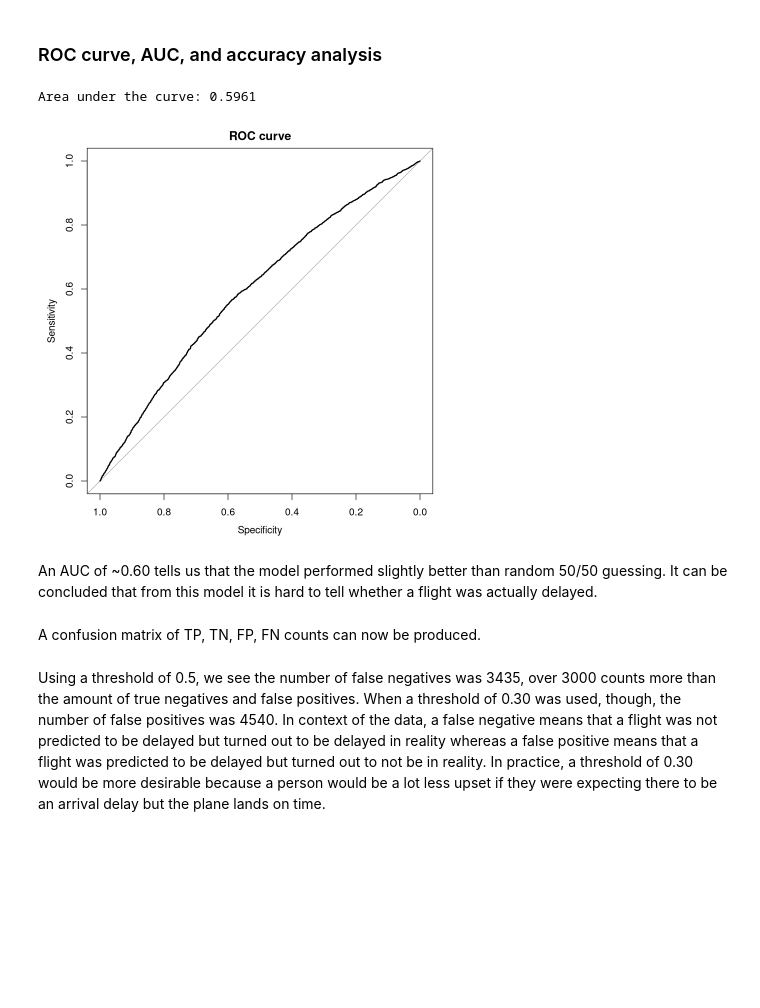
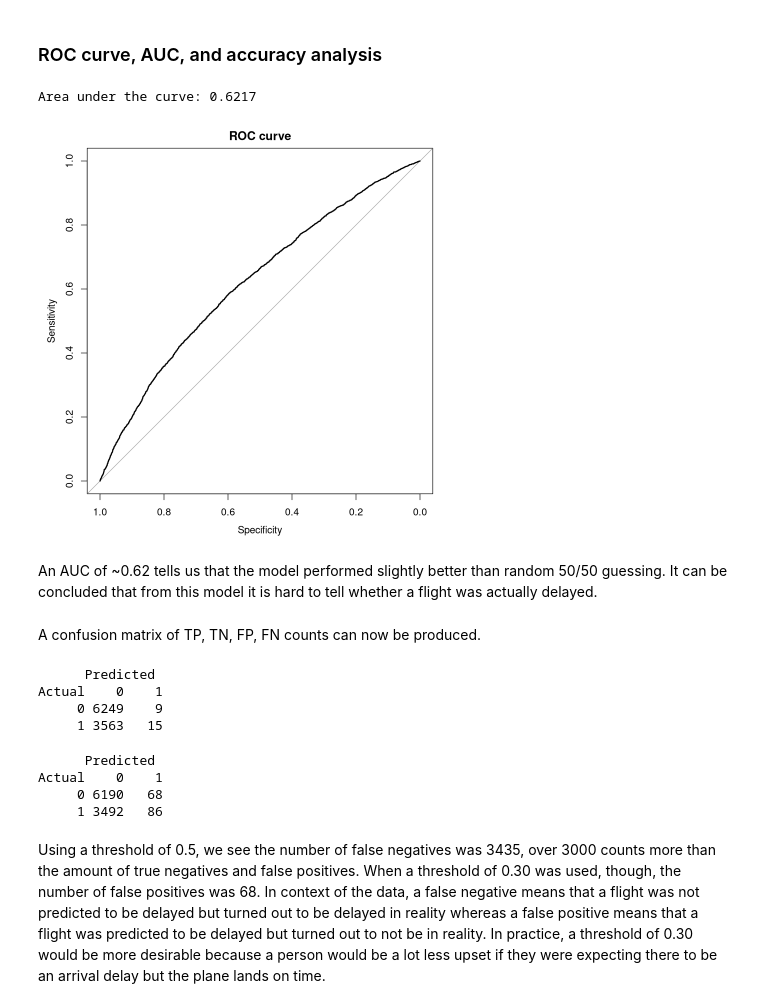
Before and after one commit to vlazo1214/stats, a Jupyter notebook: individual_project/analysis.ipynb, the cells around one changed output. Saved outputs shown, nothing was run; the diff lists cells and outputs as text; code cells hidden in the pictures; blank space fills up the shorter version.

```diff
--- a/individual_project/analysis.ipynb
+++ b/individual_project/analysis.ipynb
@@ -302,16 +324,16 @@ We can see a plot of Cook's Distance and a visualization of the points that surp
 # install.packages("pROC")
 library(pROC)
 # %%
-p_hat = predict(arr_model)
+p_hat = predict(arr_model_ext)
 
 roc_obj = roc(response=arr_delay_bin, predictor=p_hat, quiet=TRUE)
 plot(roc_obj, main = "ROC curve")
 auc(roc_obj)
 # %% [output]
-Area under the curve: 0.5961
+Area under the curve: 0.6217
-[figure, old version]
+[figure, new version]
 # %% [markdown]
-An AUC of ~0.60 tells us that the model performed slightly better than random 50/50 guessing. It can be concluded that from this model it is hard to tell whether a flight was actually delayed.
+An AUC of ~0.62 tells us that the model performed slightly better than random 50/50 guessing. It can be concluded that from this model it is hard to tell whether a flight was actually delayed.
 # %% [markdown]
 A confusion matrix of TP, TN, FP, FN counts can now be produced.
 # %%
@@ -319,13 +341,25 @@ A confusion matrix of TP, TN, FP, FN counts can now be produced.
 theta = 0.5
 y_hat = ifelse(p_hat >= theta, 1, 0)
 conf_matrix = table(Actual = arr_delay_bin, Predicted = y_hat)
+conf_matrix
+# %% [output]
+      Predicted
+Actual    0    1
+     0 6249    9
+     1 3563   15
 # %%
 # threshold of 0.30
-theta = 0.30
+theta = 0.3
 y_hat = ifelse(p_hat >= theta, 1, 0)
 conf_matrix_30 = table(Actual = arr_delay_bin, Predicted = y_hat)
+conf_matrix_30
+# %% [output]
+      Predicted
+Actual    0    1
+     0 6190   68
+     1 3492   86
 # %% [markdown]
-Using a threshold of 0.5, we see the number of false negatives was 3435, over 3000 counts more than the amount of true negatives and false positives. When a threshold of 0.30 was used, though, the number of false positives was 4540. In context of the data, a false negative means that a flight was not predicted to be delayed but turned out to be delayed in reality whereas a false positive means that a flight was predicted to be delayed but turned out to not be in reality. In practice, a threshold of 0.30 would be more desirable because a person would be a lot less upset if they were expecting there to be an arrival delay but the plane lands on time.
+Using a threshold of 0.5, we see the number of false negatives was 3435, over 3000 counts more than the amount of true negatives and false positives. When a threshold of 0.30 was used, though, the number of false positives was 68. In context of the data, a false negative means that a flight was not predicted to be delayed but turned out to be delayed in reality whereas a false positive means that a flight was predicted to be delayed but turned out to not be in reality. In practice, a threshold of 0.30 would be more desirable because a person would be a lot less upset if they were expecting there to be an arrival delay but the plane lands on time.
 # %%
 # find accuracy
 accuracy = sum(diag(conf_matrix) / sum(conf_matrix))
```
Also changed, not shown: parts of 17 cells of this notebook.
